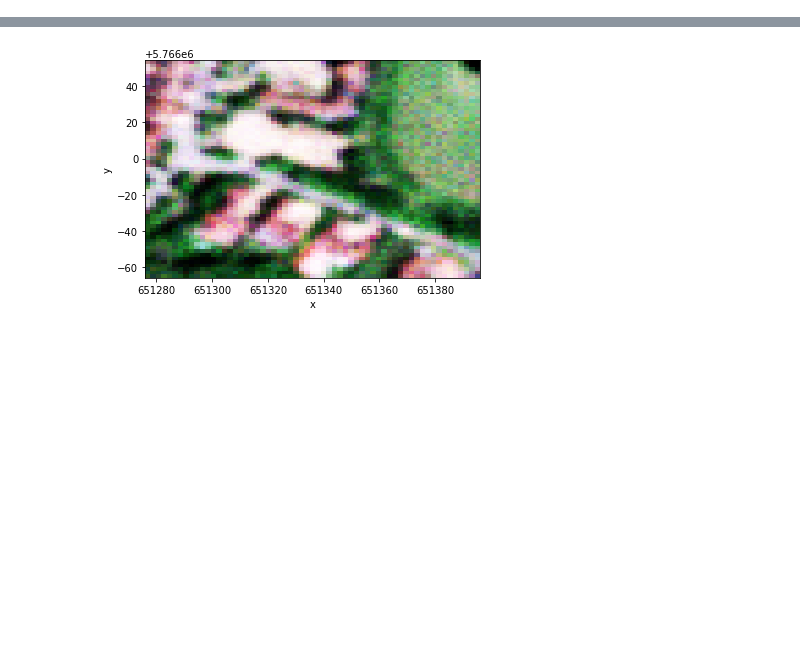
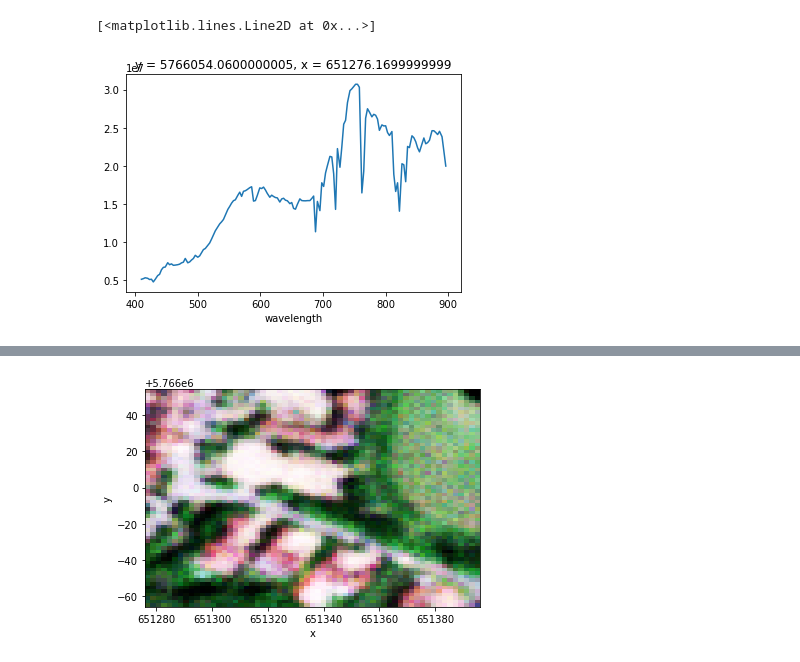
Before and after one commit to joe-fennell/pyeosim, a Jupyter notebook: 2_CMOS.ipynb, the cells around one changed output, grey strips where cells are left out. Saved outputs shown, nothing was run; the diff lists cells and outputs as text; code cells hidden in the pictures; blank space fills up the shorter version.

```diff
--- a/2_CMOS.ipynb
+++ b/2_CMOS.ipynb
@@ -42,0 +87,20 @@ cmos.transform(TOA).isel(band=4).plot()
+# %%
+def irradiance_to_flux(irradiance):
+    """
+    Convert irradiance in W m-2 to photon flux density
+
+    Parameters
+    ----------
+    ar : xarray.DataArray
+        radiance in W m-2
+    """
+    def _nm_to_m(x):
+        """
+        Convert nanometer (nm) to metre (m)
+        """
+        return x * 1e-9
+    hc = 1.98644586e-25  # J m
+    lambda_ = _nm_to_m(irradiance.wavelength)
+    return (lambda_/hc) * irradiance
+# %%
+I = ((((TOA.x[1] - TOA.x[0])**2 * TOA.isel(x=0,y=0))) / 500000**2)
@@ -42,0 +127,5 @@ cmos.transform(TOA).isel(band=4).plot()
+# %%
+irradiance_to_flux(I).plot()
+# %% [output]
+[<matplotlib.lines.Line2D at 0x...>]
+[figure, added]
```
Also changed, not shown: parts of 14 cells of this notebook, 9 other files.
